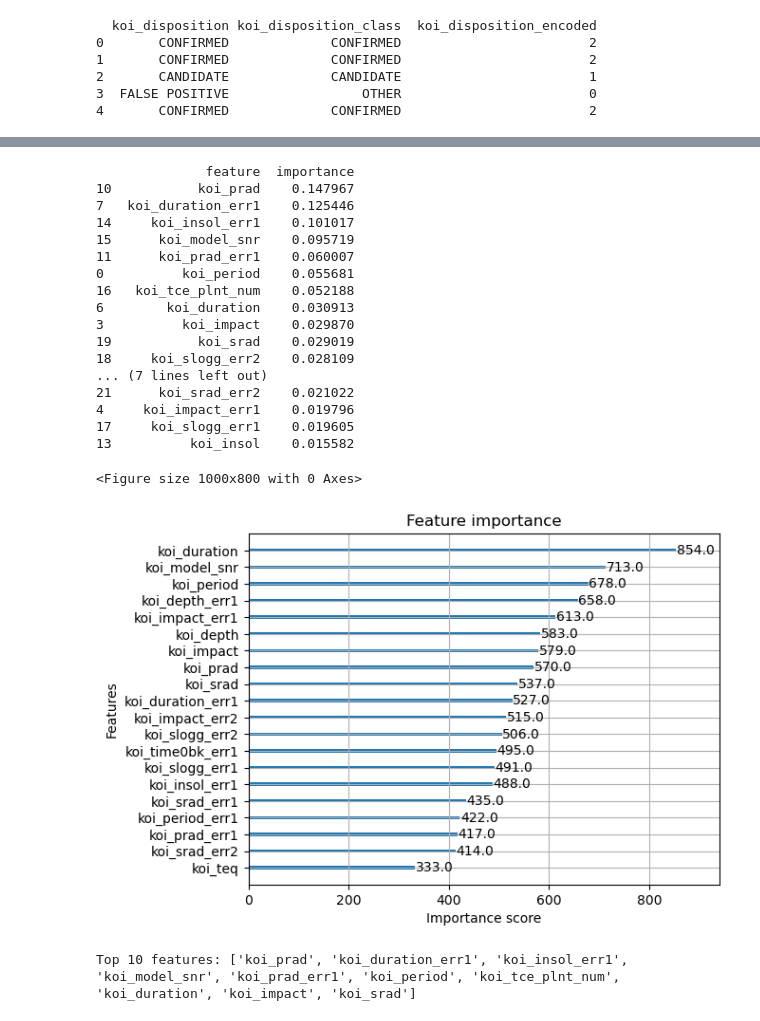
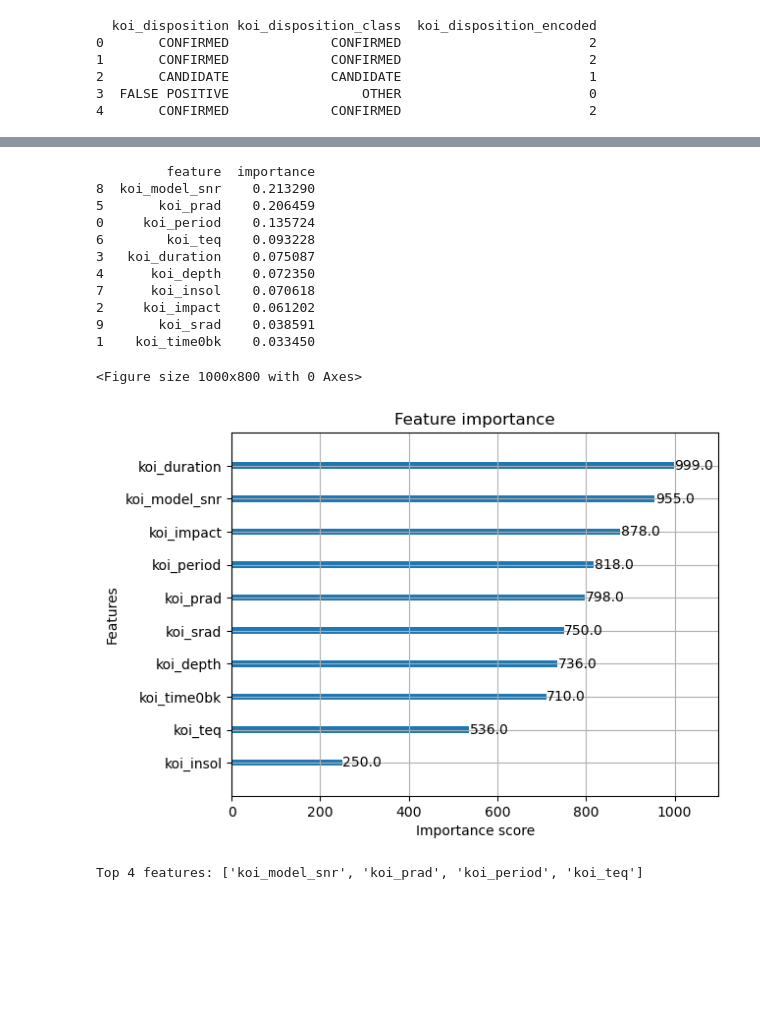
Before and after one commit to santirdzrmz/exoplanetproyect, a Jupyter notebook: testinit.ipynb, the cells around one changed output, grey strips where cells are left out. Drawn from its saved outputs; the diff is of its cells as text; code cells hidden in the pictures; blank space fills up the shorter version.

```diff
--- a/testinit.ipynb
+++ b/testinit.ipynb
@@ -162,7 +174,9 @@ from sklearn.metrics import accuracy_score, classification_report, confusion_mat
 # %%
 xgb_model = XGBClassifier(
     objective='multi:softmax',
-    random_state=42)
+    random_state=42,
+    eval_metric='mlogloss'
+)
 # %%
 # Train the model
 xgb_model.fit(X_train, y_train)
@@ -184,20 +198,24 @@ print(cm)
 # %%
 param_grid = {
-    'max_depth': [3, 5, 7],
-    'n_estimators': [100, 200, 300],
-    'learning_rate': [0.01, 0.1, 0.2],
-    'subsample': [0.7, 0.8, 1.0],
-    'colsample_bytree': [0.7, 0.8, 1.0]
+    'max_depth': [3, 4, 5, 6, 7, 8],              # tree depth
+    'n_estimators': [100, 200, 300, 400, 500],   # number of trees
+    'learning_rate': [0.01, 0.05, 0.1, 0.15, 0.2], # step size
+    'subsample': [0.6, 0.7, 0.8, 0.9, 1.0],       # row sampling per tree
+    'colsample_bytree': [0.6, 0.7, 0.8, 0.9, 1.0], # feature sampling per tree
+    'gamma': [0, 0.1, 0.2, 0.3],                 # min loss reduction for split
+    'reg_alpha': [0, 0.01, 0.1, 1],              # L1 regularization
+    'reg_lambda': [1, 1.5, 2],                   # L2 regularization
+    'min_child_weight': [1, 3, 5]                # min sum of instance weight in a child
 }
 # %%
-grid_search = GridSearchCV(
-    estimator=xgb_model,
-    param_grid=param_grid,
-    scoring='accuracy',   # Use accuracy as the evaluation metric
-    cv=3,                 # 3-fold cross-validation
+rand_search = RandomizedSearchCV(
+    xgb_model, param_distributions=param_grid,
+    n_iter=100,  # only sample 100 parameter sets
+    scoring='balanced_accuracy',  # or 'balanced_accuracy'
+    cv=5,
     verbose=2,
     n_jobs=-1
 )
 
-grid_search.fit(X_train, y_train)
+rand_search.fit(X_train, y_train)
 # %% [output]
@@ -222,9 +240,9 @@ GridSearchCV(cv=3,
 # %%
-print("Best parameters found: ", grid_search.best_params_)
-print("Best cross-validation accuracy: ", grid_search.best_score_)
-
+print("Best parameters found: ", rand_search.best_params_)
+print("Best cross-validation accuracy: ", rand_search.best_score_)
+best_model = rand_search.best_estimator_
 # Predict on test set
-y_pred = grid_search.predict(X_test)
+y_pred = best_model.predict(X_test)
 
 # Evaluate
 print(classification_report(y_test, y_pred, target_names=['OTHER','CANDIDATE','CONFIRMED']))
@@ -261,43 +279,37 @@ CONFIRMED    119        112        294
 # %%
 feature_importances = pd.DataFrame({
     'feature': X_train.columns,
-    'importance': xgb_model.feature_importances_
+    'importance': best_model.feature_importances_
 }).sort_values(by='importance', ascending=False)
 
 print(feature_importances)
 # %% [output]
-              feature  importance
-10           koi_prad    0.147967
-7   koi_duration_err1    0.125446
-14     koi_insol_err1    0.101017
-15      koi_model_snr    0.095719
-11      koi_prad_err1    0.060007
-0          koi_period    0.055681
-16   koi_tce_plnt_num    0.052188
-6        koi_duration    0.030913
-3          koi_impact    0.029870
-19           koi_srad    0.029019
-18     koi_slogg_err2    0.028109
-... (7 lines left out)
-21      koi_srad_err2    0.021022
-4     koi_impact_err1    0.019796
-17     koi_slogg_err1    0.019605
-13          koi_insol    0.015582
+         feature  importance
+8  koi_model_snr    0.213290
+5       koi_prad    0.206459
+0     koi_period    0.135724
+6        koi_teq    0.093228
+3   koi_duration    0.075087
+4      koi_depth    0.072350
+7      koi_insol    0.070618
+2     koi_impact    0.061202
+9       koi_srad    0.038591
+1    koi_time0bk    0.033450
 # %%
 import matplotlib.pyplot as plt
 from xgboost import plot_importance
 
 plt.figure(figsize=(10,8))
-plot_importance(xgb_model, max_num_features=20, importance_type='weight')  # or 'gain', 'cover'
+plot_importance(best_model, max_num_features=20, importance_type='weight')  # or 'gain', 'cover'
 plt.show()
 # %% [output]
 <Figure size 1000x800 with 0 Axes>
-[figure, old version]
+[figure, new version]
 # %%
-top_features = feature_importances.head(10)['feature'].tolist()
-print("Top 10 features:", top_features)
+top_features = feature_importances.head(4)['feature'].tolist()
+print("Top 4 features:", top_features)
 # %% [output]
-Top 10 features: ['koi_prad', 'koi_duration_err1', 'koi_insol_err1', 'koi_model_snr', 'koi_prad_err1', 'koi_period', 'koi_tce_plnt_num', 'koi_duration', 'koi_impact', 'koi_srad']
+Top 4 features: ['koi_model_snr', 'koi_prad', 'koi_period', 'koi_teq']
 # %%
 X_train = X_train[top_features]
 X_test = X_test[top_features]
```
Also changed, not shown: parts of 29 cells of this notebook, 14 other files.
